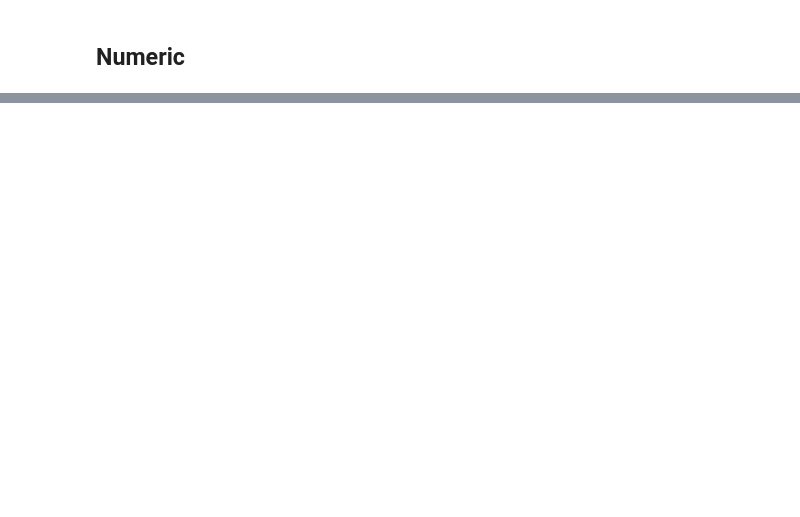
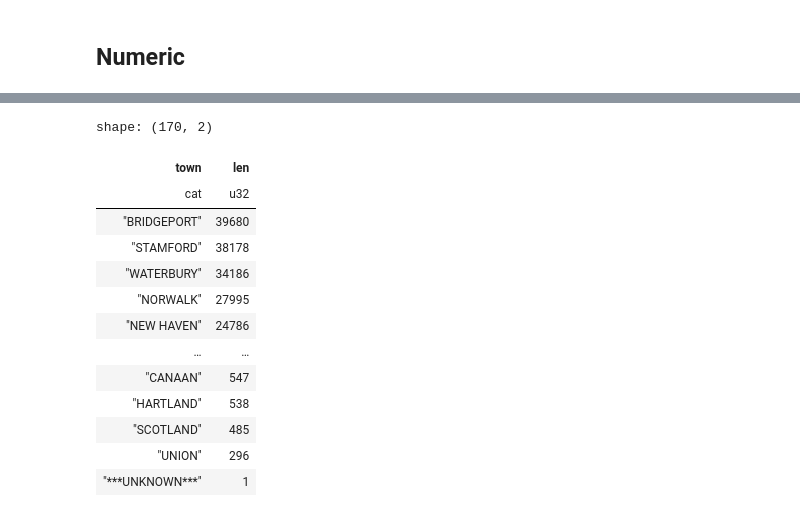
Before and after one commit to sebasposcor-del/Real-Estate-Sales, a Jupyter notebook: EDA.ipynb, the cells around one changed output, grey strips where cells are left out. Cells and saved outputs as stored; diff of their text form; code cells hidden in the pictures; blank space fills up the shorter version.

```diff
--- a/EDA.ipynb
+++ b/EDA.ipynb
@@ -140,0 +172,18 @@ shape: (9, 8)
+# %%
+def hist_box_log(df, col):
+    x = df[col].drop_nulls().to_numpy()
+    x = np.log1p(x)  # log(1+x) evita problemas con ceros
+
+    fig, (ax1, ax2) = plt.subplots(2, 1, figsize=(8,5),
+                                   gridspec_kw={"height_ratios":[3,1]},
+                                   sharex=True)
+
+    ax1.hist(x, bins="auto", color="#2a9d8f")
+    ax1.set_title(f"{col} (log1p transform)")
+    ax2.boxplot(x, vert=False)
+
+    plt.tight_layout()
+    plt.show()
+# %%
+for col in num_cols:
+    hist_box_log(df_ml, col)
@@ -140,0 +235,35 @@ shape: (9, 8)
+# %%
+import polars as pl
+
+df_ml = df_ml.with_columns([
+    pl.col("propertytype").cast(pl.Categorical),
+    pl.col("residentialtype").cast(pl.Categorical),
+    pl.col("town").cast(pl.Categorical),
+    pl.col("nonusecode").cast(pl.Categorical),
+])
+# %%
+def top_counts(df, col, n=20):
+    return (
+        df.group_by(col)
+          .len()
+          .sort("len", descending=True)
+          .head(n)   )
+
+top_counts(df_ml, "town", 30)
+#top_counts(df_ml, "propertytype", 20)
+#top_counts(df_ml, "residentialtype", 20)
+# %% [output]
+shape: (170, 2)
+| town | len |
+| cat | u32 |
+| "BRIDGEPORT" | 39680 |
+| "STAMFORD" | 38178 |
+| "WATERBURY" | 34186 |
+| "NORWALK" | 27995 |
+| "NEW HAVEN" | 24786 |
+| … | … |
+| "CANAAN" | 547 |
+| "HARTLAND" | 538 |
+| "SCOTLAND" | 485 |
+| "UNION" | 296 |
+| "***UNKNOWN***" | 1 |
```
Also changed, not shown: parts of 12 cells of this notebook, 1 other file.
